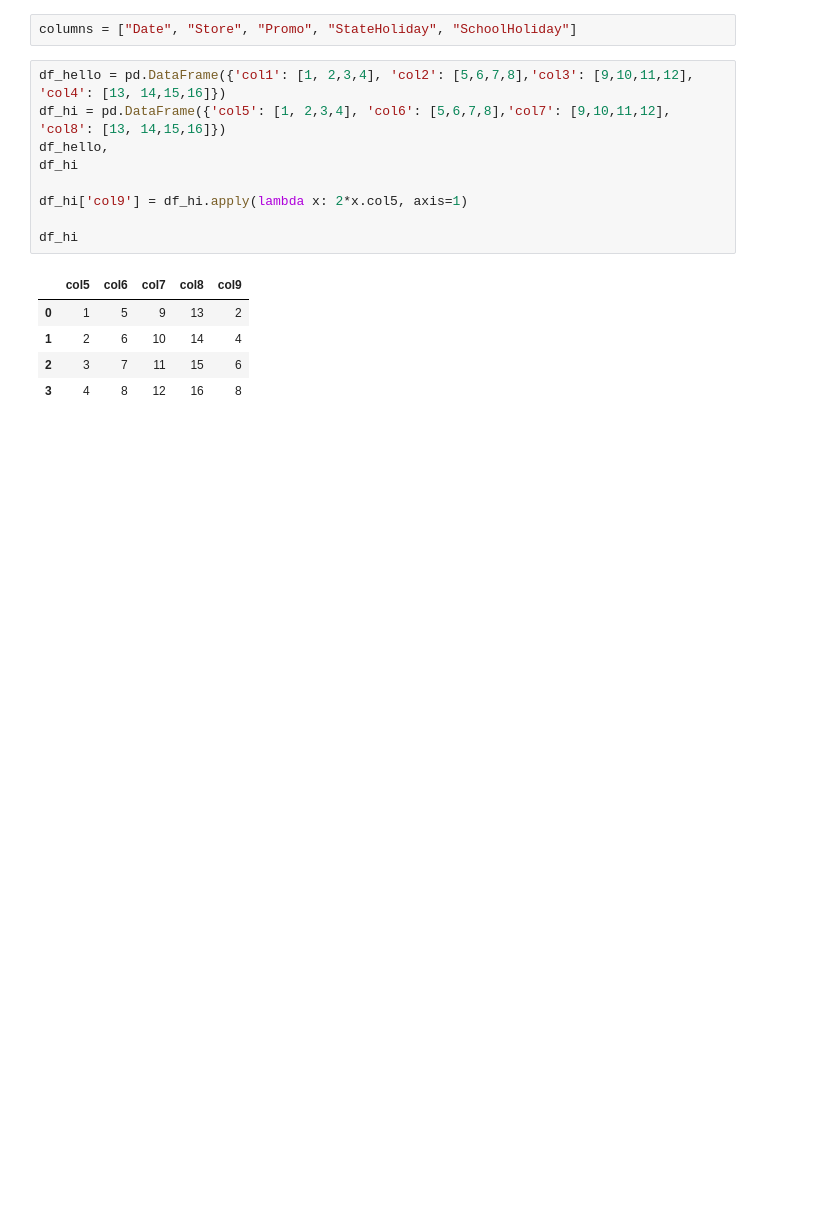
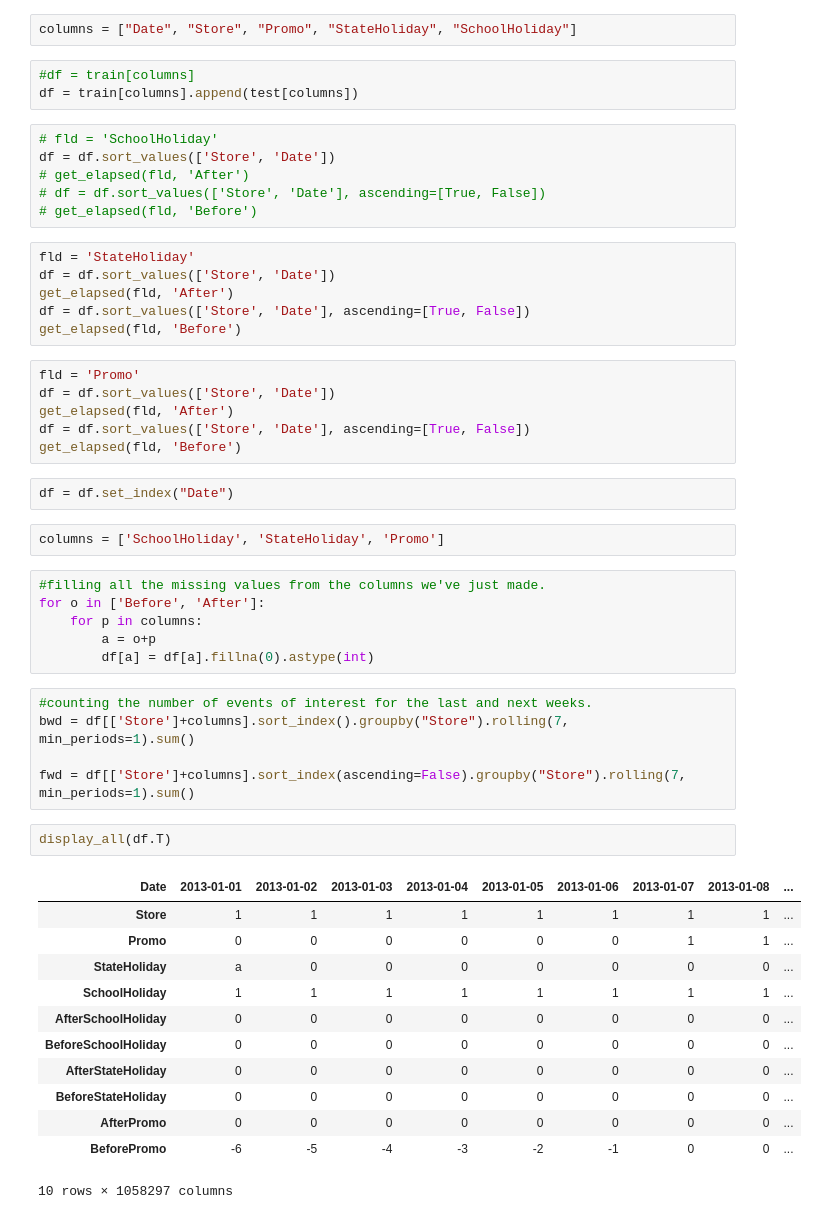
Before and after one commit to m-fzi/KagglePractice, a Jupyter notebook: rossmann/Rossmann_data_clean.ipynb, the cells around one changed output. Saved outputs shown, nothing was run; the diff lists cells and outputs as text; blank space fills up the shorter version.

```diff
--- a/rossmann/Rossmann_data_clean.ipynb
+++ b/rossmann/Rossmann_data_clean.ipynb
@@ -419,17 +401,53 @@ def get_elapsed(fld, pre):
 # %%
 columns = ["Date", "Store", "Promo", "StateHoliday", "SchoolHoliday"]
-# %%
-df_hello = pd.DataFrame({'col1': [1, 2,3,4], 'col2': [5,6,7,8],'col3': [9,10,11,12], 'col4': [13, 14,15,16]})
-df_hi = pd.DataFrame({'col5': [1, 2,3,4], 'col6': [5,6,7,8],'col7': [9,10,11,12], 'col8': [13, 14,15,16]})
-df_hello,
-df_hi
-
-df_hi['col9'] = df_hi.apply(lambda x: 2*x.col5, axis=1)
-
-df_hi
-# %% [output]
-|  | col5 | col6 | col7 | col8 | col9 |
-| 0 | 1 | 5 | 9 | 13 | 2 |
-| 1 | 2 | 6 | 10 | 14 | 4 |
-| 2 | 3 | 7 | 11 | 15 | 6 |
-| 3 | 4 | 8 | 12 | 16 | 8 |
+# %%
+#df = train[columns]
+df = train[columns].append(test[columns])
+# %%
+# fld = 'SchoolHoliday'
+df = df.sort_values(['Store', 'Date'])
+# get_elapsed(fld, 'After')
+# df = df.sort_values(['Store', 'Date'], ascending=[True, False])
+# get_elapsed(fld, 'Before')
+# %%
+fld = 'StateHoliday'
+df = df.sort_values(['Store', 'Date'])
+get_elapsed(fld, 'After')
+df = df.sort_values(['Store', 'Date'], ascending=[True, False])
+get_elapsed(fld, 'Before')
+# %%
+fld = 'Promo'
+df = df.sort_values(['Store', 'Date'])
+get_elapsed(fld, 'After')
+df = df.sort_values(['Store', 'Date'], ascending=[True, False])
+get_elapsed(fld, 'Before')
+# %%
+df = df.set_index("Date")
+# %%
+columns = ['SchoolHoliday', 'StateHoliday', 'Promo']
+# %%
+#filling all the missing values from the columns we've just made.
+for o in ['Before', 'After']:
+    for p in columns:
+        a = o+p
+        df[a] = df[a].fillna(0).astype(int)
+# %%
+#counting the number of events of interest for the last and next weeks.
+bwd = df[['Store']+columns].sort_index().groupby("Store").rolling(7, min_periods=1).sum()
+
+fwd = df[['Store']+columns].sort_index(ascending=False).groupby("Store").rolling(7, min_periods=1).sum()
+# %%
+display_all(df.T)
+# %% [output]
+| Date | 2013-01-01 | 2013-01-02 | 2013-01-03 | 2013-01-04 | 2013-01-05 | 2013-01-06 | 2013-01-07 | 2013-01-08 | ... |
+| Store | 1 | 1 | 1 | 1 | 1 | 1 | 1 | 1 | ... |
+| Promo | 0 | 0 | 0 | 0 | 0 | 0 | 1 | 1 | ... |
+| StateHoliday | a | 0 | 0 | 0 | 0 | 0 | 0 | 0 | ... |
+| SchoolHoliday | 1 | 1 | 1 | 1 | 1 | 1 | 1 | 1 | ... |
+| AfterSchoolHoliday | 0 | 0 | 0 | 0 | 0 | 0 | 0 | 0 | ... |
+| BeforeSchoolHoliday | 0 | 0 | 0 | 0 | 0 | 0 | 0 | 0 | ... |
+| AfterStateHoliday | 0 | 0 | 0 | 0 | 0 | 0 | 0 | 0 | ... |
+| BeforeStateHoliday | 0 | 0 | 0 | 0 | 0 | 0 | 0 | 0 | ... |
+| AfterPromo | 0 | 0 | 0 | 0 | 0 | 0 | 0 | 0 | ... |
+| BeforePromo | -6 | -5 | -4 | -3 | -2 | -1 | 0 | 0 | ... |
+10 rows × 1058297 columns
```
Also changed, not shown: parts of 43 cells of this notebook.
